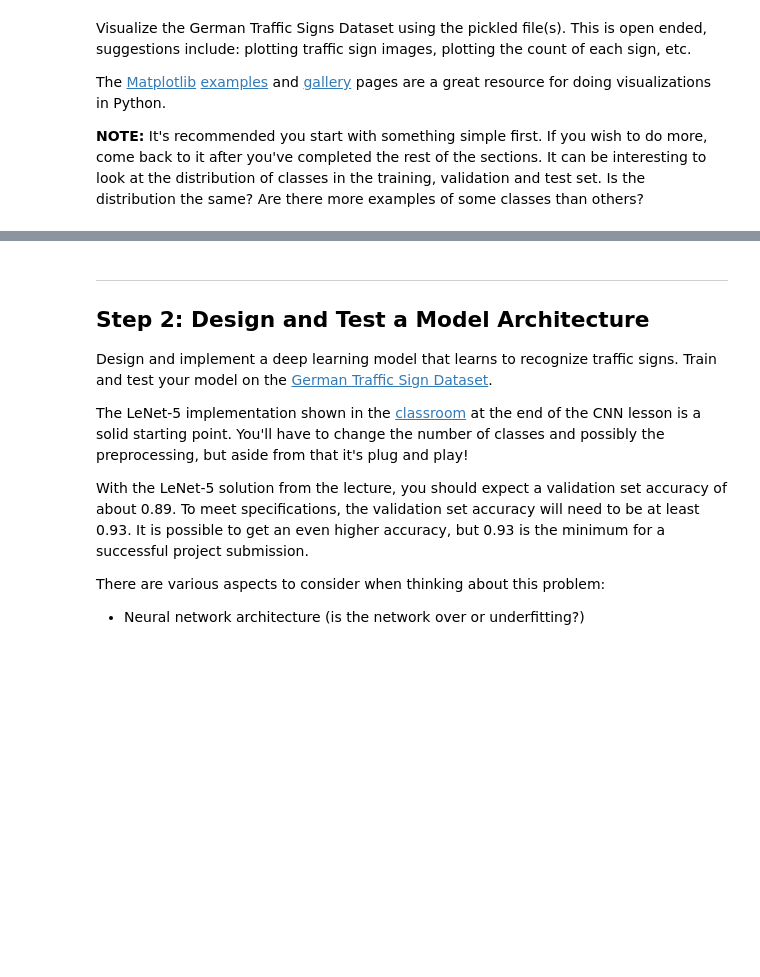
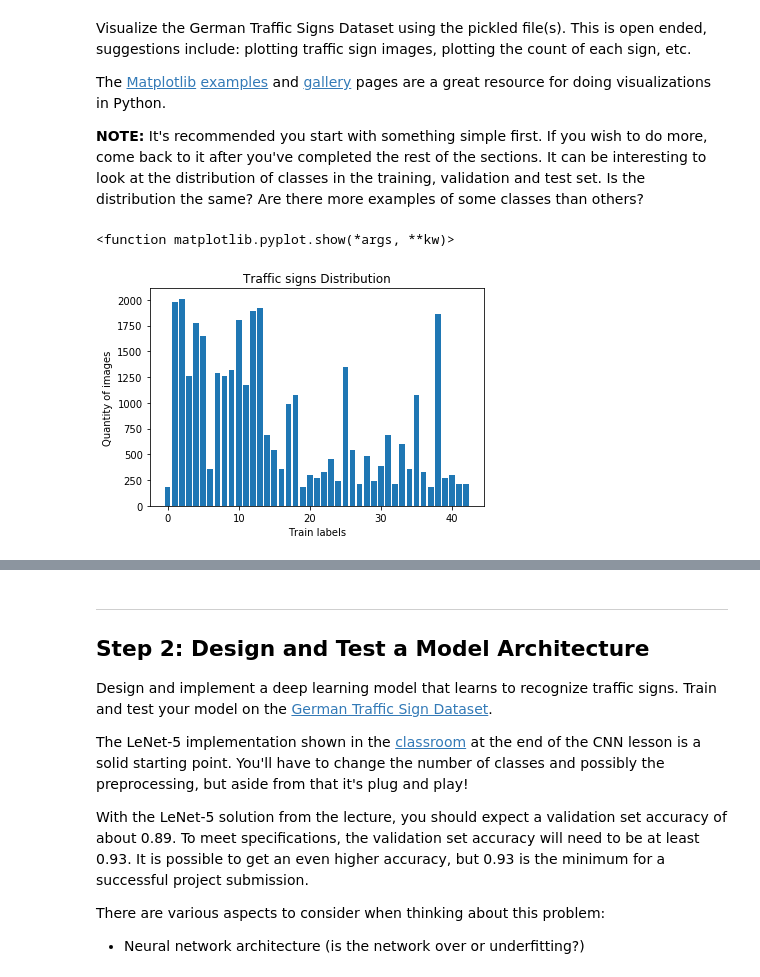
Before and after one commit to Nagakiran1/CarND-Traffic-Sign-Classifier-Project, a Jupyter notebook: Traffic_Sign_Classifier.ipynb, the cells around one changed output, grey strips where cells are left out. Saved outputs shown, nothing was run; the diff lists cells and outputs as text; code cells hidden in the pictures; blank space fills up the shorter version.

```diff
--- a/Traffic_Sign_Classifier.ipynb
+++ b/Traffic_Sign_Classifier.ipynb
@@ -111,6 +127,19 @@ The [Matplotlib](http://matplotlib.org/) [examples](http://matplotlib.org/exampl
 # %%
 ### Data exploration visualization code goes here.
 ### Feel free to use as many code cells as needed.
 import matplotlib.pyplot as plt
 # Visualizations will be shown in the notebook.
 %matplotlib inline
+from collections import Counter
+import pandas as pd
+
+
+a =pd.Series(Counter(y_train)).sort_index()
+plt.bar(a.index,a.values)
+plt.title('Traffic signs Distribution')
+plt.xlabel('Train labels')
+plt.ylabel('Quantity of images')
+plt.show
+# %% [output]
+<function matplotlib.pyplot.show(*args, **kw)>
+[figure, added]
```
Also changed, not shown: parts of 5 cells of this notebook, 1 other file.
